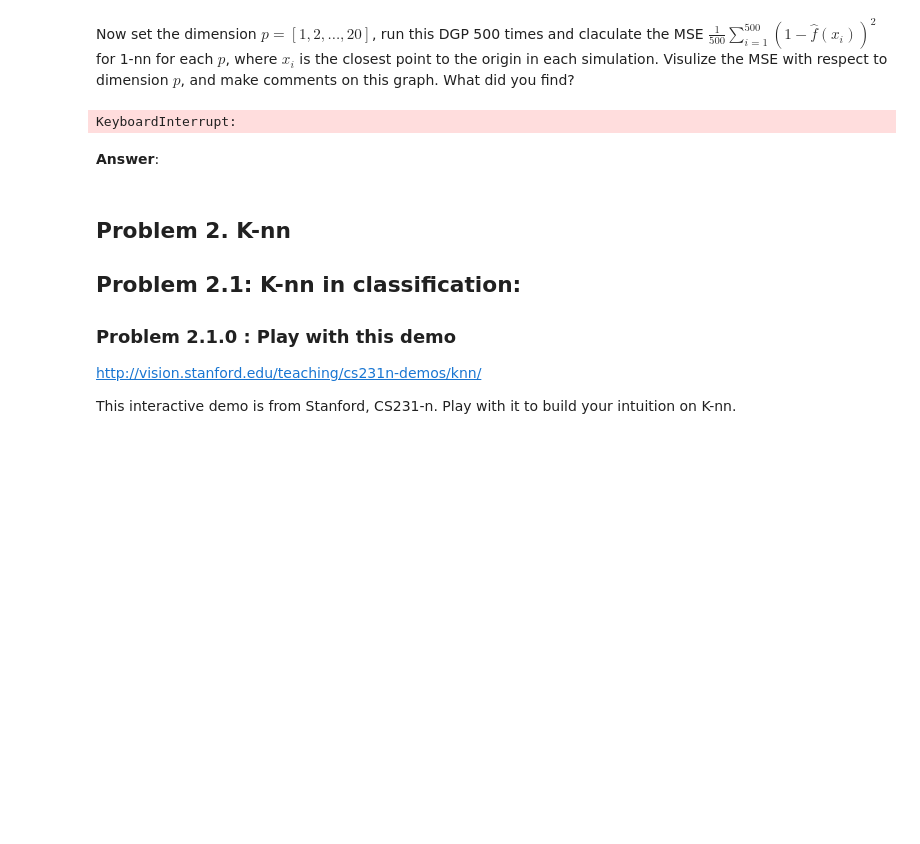
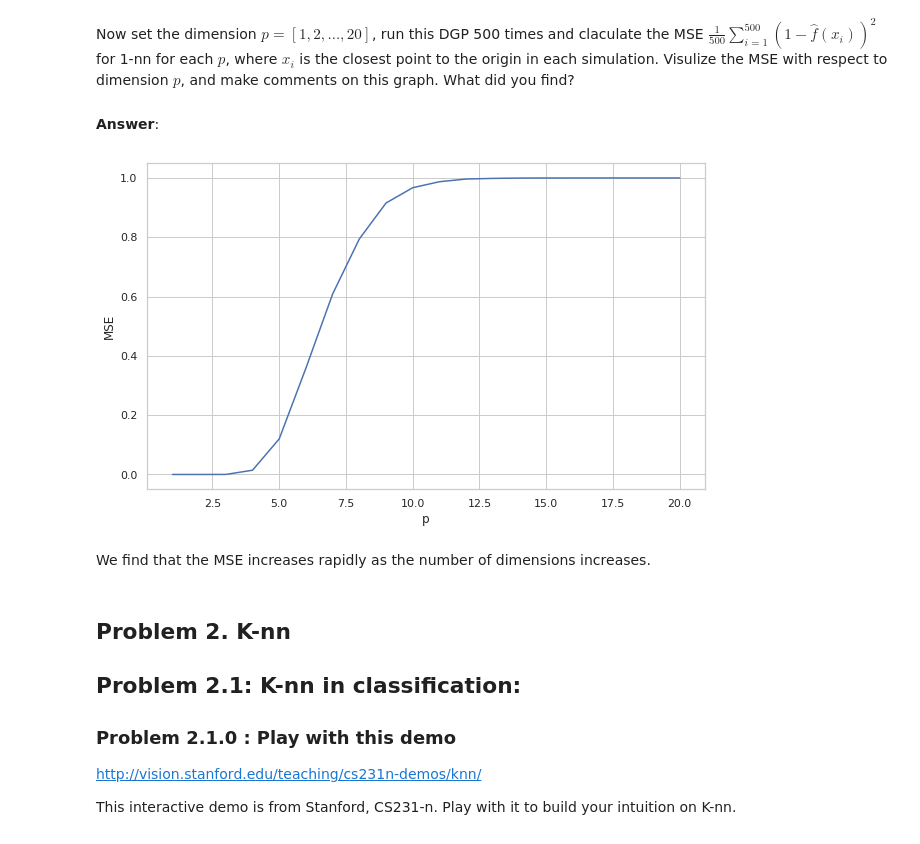
Before and after one commit to mattzhao-R/busn-20800, a Jupyter notebook: Psets/Assignment_4/Assignment 4.ipynb, the cells around one changed output. Saved outputs shown, nothing was run; the diff lists cells and outputs as text; code cells hidden in the pictures; blank space fills up the shorter version.

```diff
--- a/Psets/Assignment_4/Assignment 4.ipynb
+++ b/Psets/Assignment_4/Assignment 4.ipynb
@@ -191,13 +191,19 @@ for p in range(20):
 ##############################################################################
 ### TODO: Calculate MSE for 1-nn, with different ps.                       ###
 ##############################################################################
+
+        #n_sample = 1000
+        #X = np.random.uniform(-1,1,(n_sample,p)).squeeze()
         y = np.array(Generate_data(p))
+        #x_i = np.amin(np.absolute(np.linalg.norm(X)))
+        x_i = np.amax(y)
+        result.append(x_i)
 
-        pass
+    MSE = np.mean((1-np.array(result))**2)
+    error.append(MSE)
+    result=[]
 ##############################################################################
 #                               END OF YOUR CODE                             #
 ##############################################################################
-# %% [output]
-KeyboardInterrupt:
 # %% [markdown]
 **Answer**:
@@ -206,3 +210,12 @@ result
+# %%
+pd.DataFrame(data = error,index = range(1,20+1)).plot(figsize = (10,6),legend=None)
+plt.ylabel('MSE')
+plt.xlabel('p')
+plt.show()
+# %% [output]
+[figure, added]
+# %% [markdown]
+We find that the MSE increases rapidly as the number of dimensions increases.
 # %% [markdown]
 ## Problem 2. K-nn
 
```
Also changed, not shown: parts of 1 cell of this notebook.
